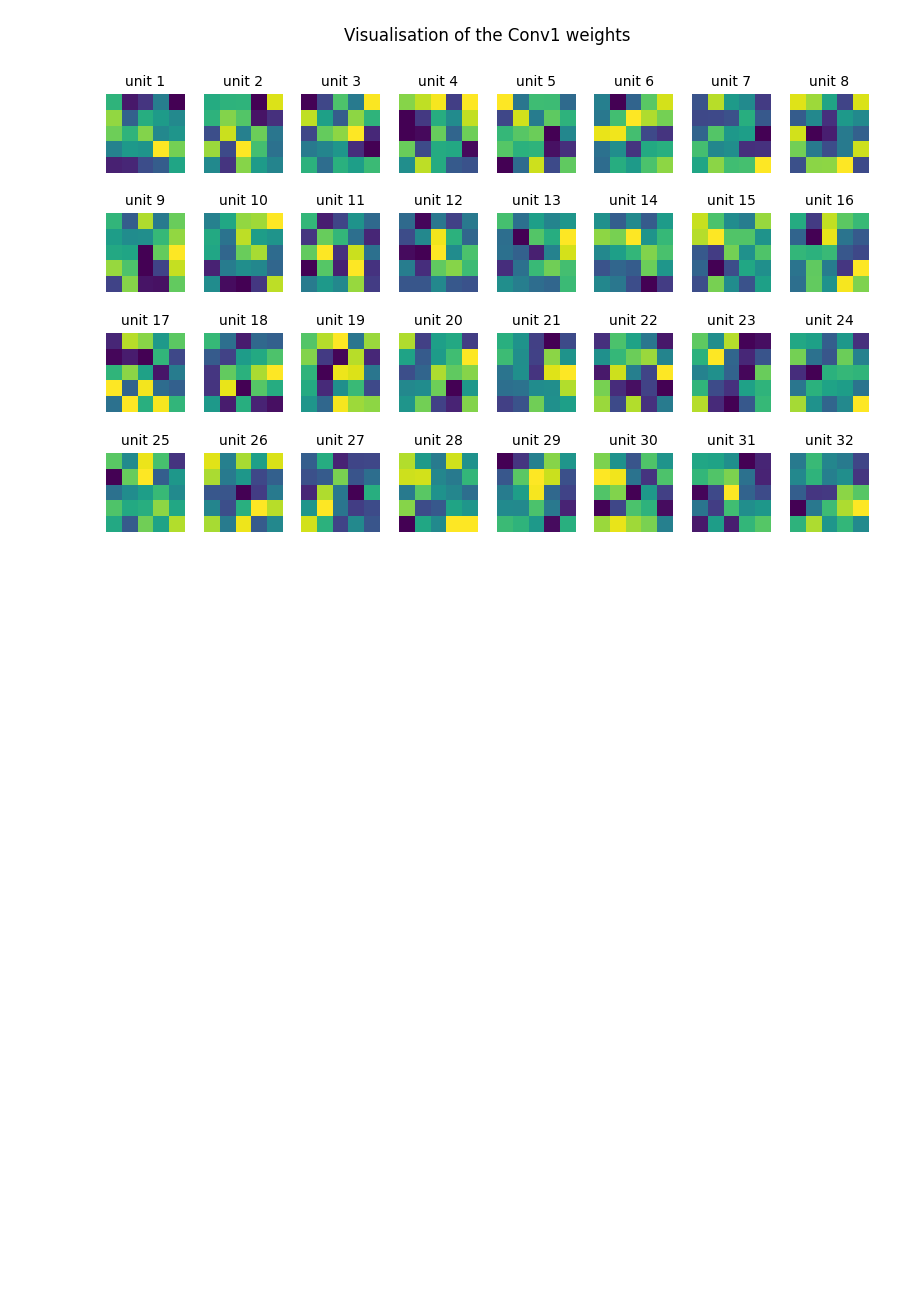
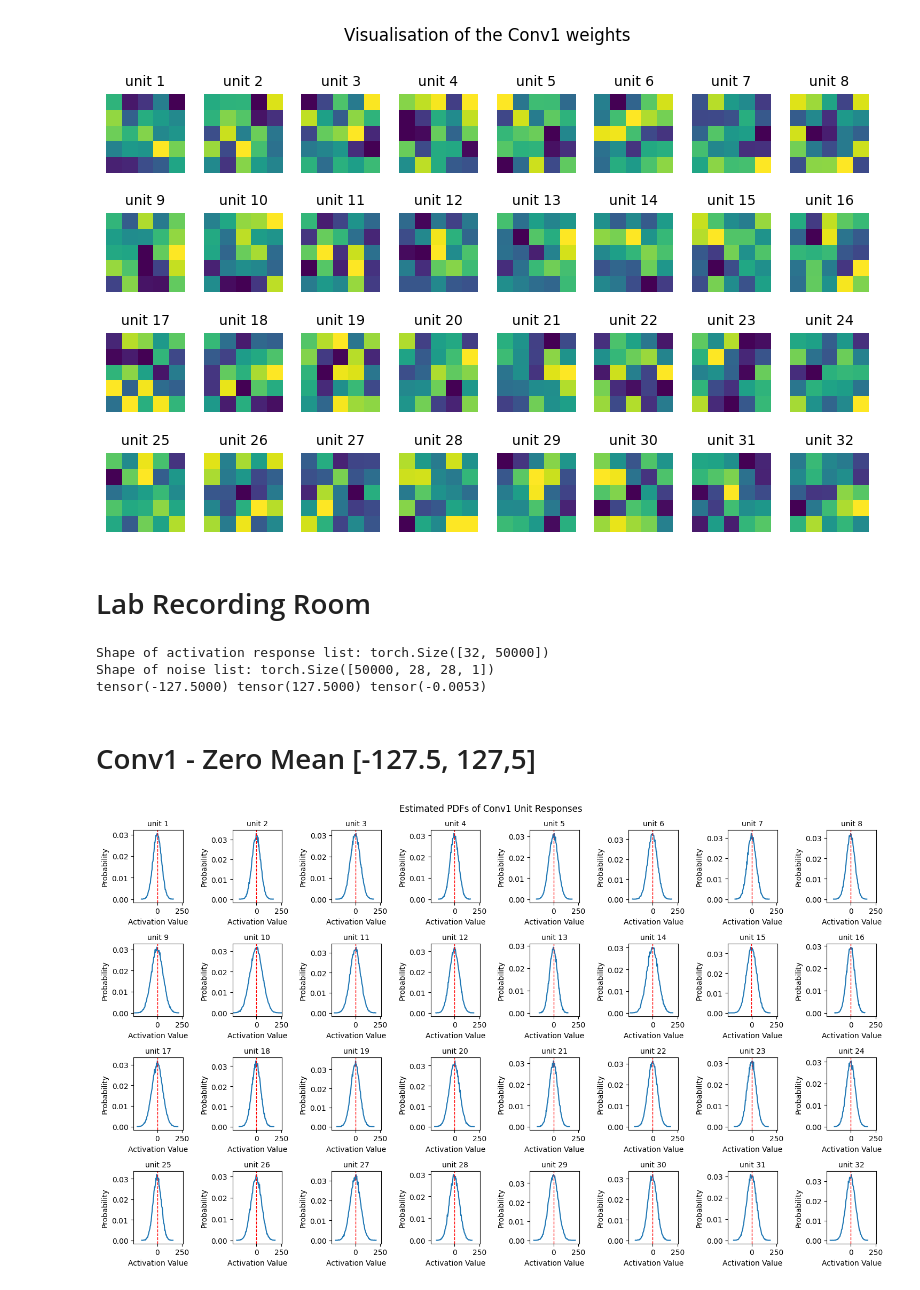
Before and after one commit to gurooria/ResponseWeightedAnalysis, a Jupyter notebook: MNIST_rf.ipynb, the cells around one changed output. Drawn from its saved outputs; the diff is of its cells as text; code cells hidden in the pictures; blank space fills up the shorter version.

Commit message:
MNIST rand zero mean update

```diff
--- a/MNIST_rf.ipynb
+++ b/MNIST_rf.ipynb
@@ -39,7 +41,7 @@ class Net(nn.Module):
         x = self.fc2(x)
         output = F.log_softmax(x, dim=1)
 
-        return output, x1, x2
+        return x1, x2
 # %%
 net = Net()
 net.eval()
@@ -77,3 +79,49 @@ plt.gcf().set_size_inches(8, 5.5)
 plt.show()
 # %% [output]
 [figure]
+# %% [markdown]
+# Lab Recording Room
+# %%
+# experiment settings
+NBatches = 50
+BSize = 1000
+zeroMean = True
+layer = 'conv1'
+# %%
+act_conv1, noise1 = ActRecorder_mnist(layer, net, NBatches=NBatches, BSize=BSize, zeroMean=zeroMean)
+print(noise1.min(), noise1.max(), noise1.mean())
+# %% [output]
+Shape of activation response list: torch.Size([32, 50000])
+Shape of noise list: torch.Size([50000, 28, 28, 1])
+tensor(-127.5000) tensor(127.5000) tensor(-0.0053)
+# %% [markdown]
+# Conv1 - Zero Mean [-127.5, 127,5]
+# %%
+# PDFs of conv1 responses
+for i in range(act_conv1.shape[0]):
+    plt.subplot(4, 8, i+1)
+    plt.xlim(act_conv1.min(), act_conv1.max())
+
+    if act_conv1[i][act_conv1[i] != 0].shape[0] != 0: # if unit is not dead
+        counts, bin_edges = np.histogram(act_conv1[i], bins=100)
+        pdf = counts / sum(counts) # normalise the counts to get the PDF
+        bin_centers = (bin_edges[1:] + bin_edges[:-1]) / 2
+        plt.plot(bin_centers, pdf)
+        plt.xlabel('Activation Value')
+        plt.ylabel('Probability')
+        plt.axvline(act_conv1[i].mean(), color='red', linestyle='dashed', linewidth=1)
+    else:
+        # plot shows text saying 'inactive'
+        plt.text(0.5, 0.5, 'inactive', horizontalalignment='center', verticalalignment='center')
+        plt.title('unit ' + str(i+1), fontsize=10)
+        plt.axis('off')
+    plt.title('unit ' + str(i+1), fontsize=10)
+    plt.gcf().set_size_inches(14, 9)
+
+plt.suptitle('Estimated PDFs of Conv1 Unit Responses')
+plt.tight_layout()
+# change figure size
+plt.gcf().set_size_inches(15, 9)
+plt.show()
+# %% [output]
+[figure, added]
```
Also changed, not shown: parts of 5 cells of this notebook, 1 other file.
